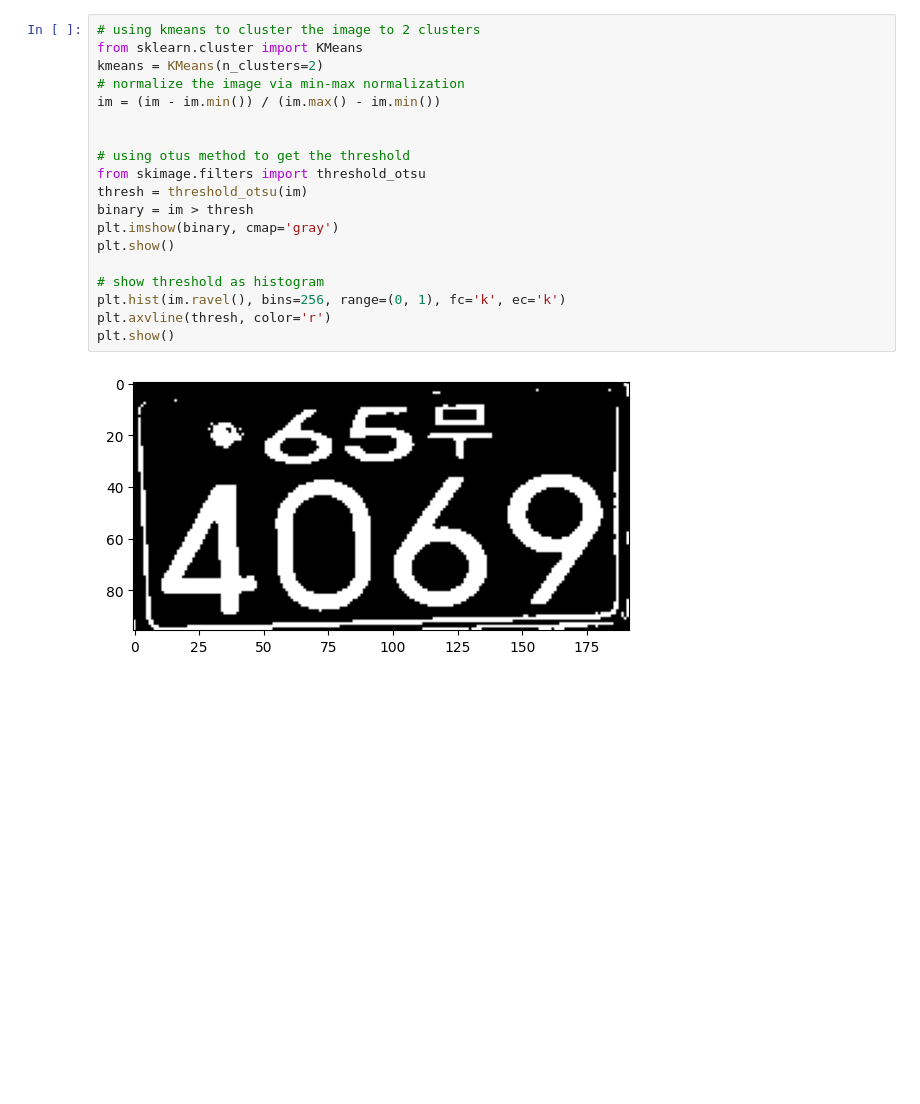
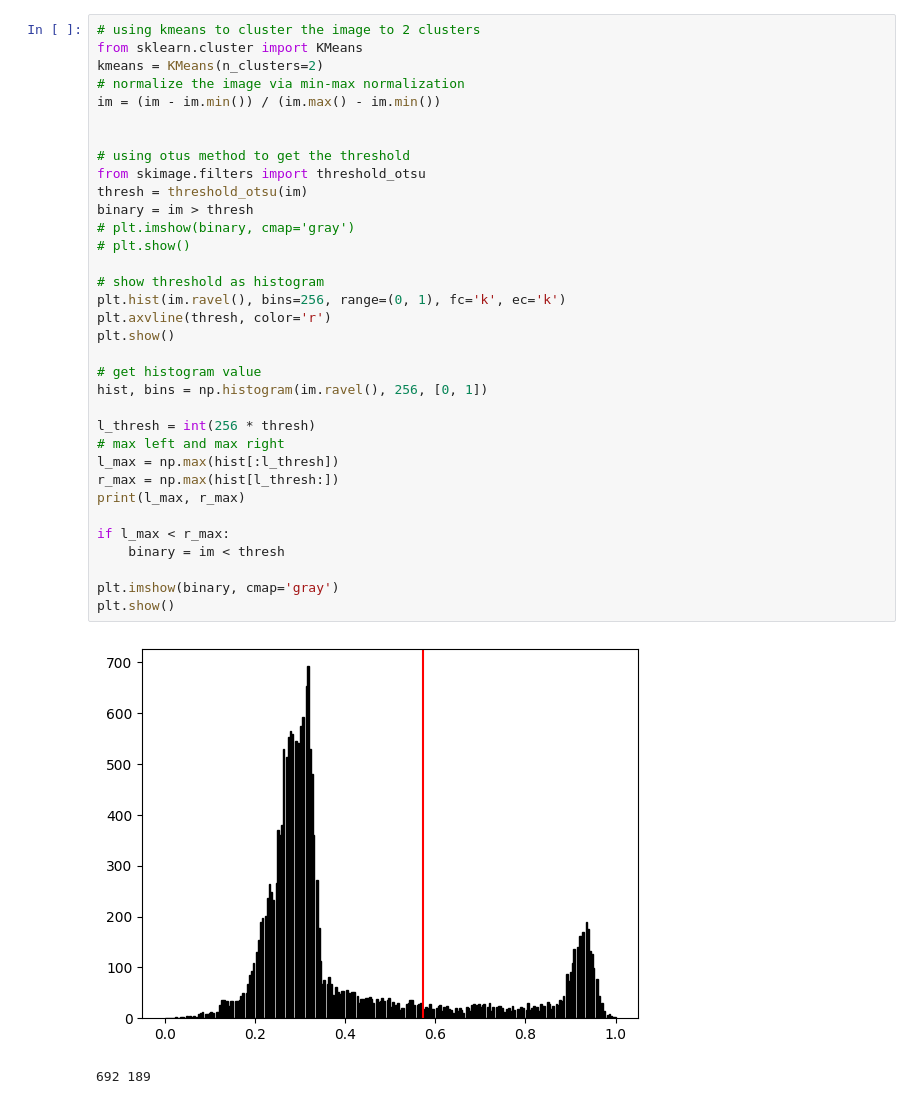
Before and after one commit to noahzhy/sscm, a Jupyter notebook: dbscan.ipynb, the cells around one changed output. Cells and saved outputs as stored; diff of their text form; blank space fills up the shorter version.

```diff
--- a/dbscan.ipynb
+++ b/dbscan.ipynb
@@ -21,21 +21,37 @@ plt.show()
 # %%
 # using kmeans to cluster the image to 2 clusters
 from sklearn.cluster import KMeans
 kmeans = KMeans(n_clusters=2)
 # normalize the image via min-max normalization
 im = (im - im.min()) / (im.max() - im.min())
 
 
 # using otus method to get the threshold
 from skimage.filters import threshold_otsu
 thresh = threshold_otsu(im)
 binary = im > thresh
-plt.imshow(binary, cmap='gray')
-plt.show()
+# plt.imshow(binary, cmap='gray')
+# plt.show()
 
 # show threshold as histogram
 plt.hist(im.ravel(), bins=256, range=(0, 1), fc='k', ec='k')
 plt.axvline(thresh, color='r')
 plt.show()
+
+# get histogram value
+hist, bins = np.histogram(im.ravel(), 256, [0, 1])
+
+l_thresh = int(256 * thresh)
+# max left and max right
+l_max = np.max(hist[:l_thresh])
+r_max = np.max(hist[l_thresh:])
+print(l_max, r_max)
+
+if l_max < r_max:
+    binary = im < thresh
+
+plt.imshow(binary, cmap='gray')
+plt.show()
 # %% [output]
-[figure, old version]
+[figure, new version]
+692 189
```
Also changed, not shown: parts of 6 cells of this notebook, 1 other file.
